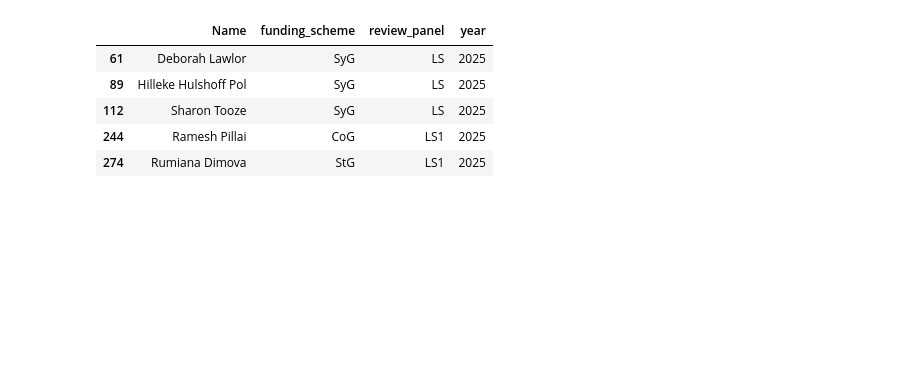
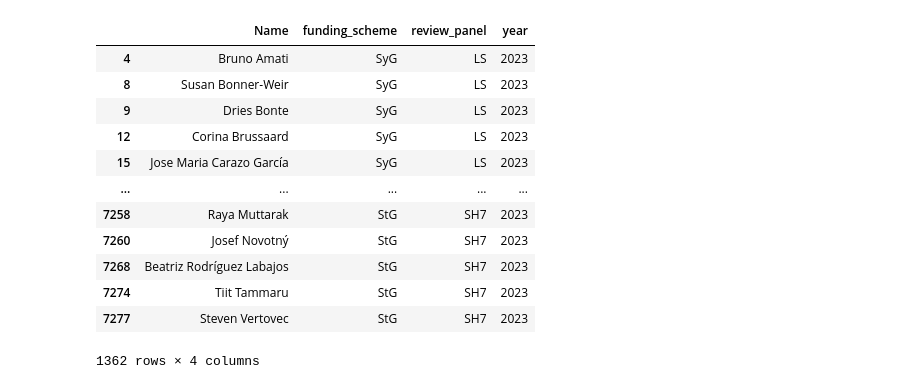
Before and after one commit to RATFIVE/GEOMAR-ERC, a Jupyter notebook: notebooks/test_extracting_data_pdf.ipynb, the cells around one changed output. Cells and saved outputs as stored; diff of their text form; code cells hidden in the pictures; blank space fills up the shorter version.

```diff
--- a/notebooks/test_extracting_data_pdf.ipynb
+++ b/notebooks/test_extracting_data_pdf.ipynb
@@ -1,3 +1,10 @@
 # %%
 from components.PdfMemberExtractor import PdfMemberExtractor
+from components.ExcelPanelMemberExtractor import ExcelPanelMemberExtractor
+from components.PdfChairExtractor import PdfChairExtractor
 import pandas as pd
+
+chair_path = "../data/2023/Panel_Chairs_ERC_Advanced_Grant_2023.pdf"
+member_path = "../data/2023/Panel_Members_ERC_Advanced_Grants_2023.pdf"
+
+excel_path = "../data/panel-members-excel.xls"
@@ -4,8 +35,9 @@ import pandas as pd
 # %%
 extractor = PdfMemberExtractor()
-df_pdf = extractor.extract(pdf_path="../data/ERC-2025-StG-panel-members.pdf")
-df_pdf['ERC-Date'] = df_pdf['ERC-Date'].astype(int)
-erc_date = int(df_pdf['ERC-Date'].unique()[0])
-display(df_pdf)
+df_member = extractor.extract(pdf_path=member_path)
+df_member['ERC-Date'] = df_member['ERC-Date'].astype(int)
+erc_date = int(df_member['ERC-Date'].unique()[0])
+df_member["Chair"] = df_member["Chair"].str.strip()
+display(df_member)
 # %% [output]
 |  | Chair | Member | ERC-Date |
@@ -24,33 +56,20 @@ display(df_pdf)
 # %%
 # Read panel-members-excel.xls
-excel_path = "../data/panel-members-excel.xls"
-
-df_excel = pd.read_excel(excel_path, engine='openpyxl')
-
-# split column year at "," and copy the row for each year
-df_excel = df_excel.assign(year=df_excel['year'].astype(str).str.split(',')).explode('year')
-
-# strip whitespace und entferne leere/ungültige Einträge (nur 4-stellige Jahreszahlen)
-df_excel['year'] = df_excel['year'].str.strip()
-df_excel = df_excel[df_excel['year'].str.match(r'^\s*\d{4}\s*$', na=False)].copy()
-
-# year in int konvertieren
-df_excel['year'] = df_excel['year'].astype(int)
-
-# display only the rows where year == erc_date
-df_excel = df_excel[df_excel['year'] == erc_date]
-
-# strip whitespace from Name column
-df_excel['Name'] = df_excel['Name'].str.strip()
-
-
-
-display(df_excel.head())
+excel_extractor = ExcelPanelMemberExtractor()
+df_excel = excel_extractor.extract(excel_path=excel_path, year=erc_date)
+display(df_excel)
 # %% [output]
 |  | Name | funding_scheme | review_panel | year |
-| 61 | Deborah Lawlor | SyG | LS | 2025 |
-| 89 | Hilleke Hulshoff Pol | SyG | LS | 2025 |
-| 112 | Sharon Tooze | SyG | LS | 2025 |
-| 244 | Ramesh Pillai | CoG | LS1 | 2025 |
-| 274 | Rumiana Dimova | StG | LS1 | 2025 |
+| 4 | Bruno Amati | SyG | LS | 2023 |
+| 8 | Susan Bonner-Weir | SyG | LS | 2023 |
+| 9 | Dries Bonte | SyG | LS | 2023 |
+| 12 | Corina Brussaard | SyG | LS | 2023 |
+| 15 | Jose Maria Carazo García | SyG | LS | 2023 |
+| ... | ... | ... | ... | ... |
+| 7258 | Raya Muttarak | StG | SH7 | 2023 |
+| 7260 | Josef Novotný | StG | SH7 | 2023 |
+| 7268 | Beatriz Rodríguez Labajos | StG | SH7 | 2023 |
+| 7274 | Tiit Tammaru | StG | SH7 | 2023 |
+| 7277 | Steven Vertovec | StG | SH7 | 2023 |
+1362 rows × 4 columns
 # %%
```
Also changed, not shown: parts of 6 cells of this notebook, 13 other files.
